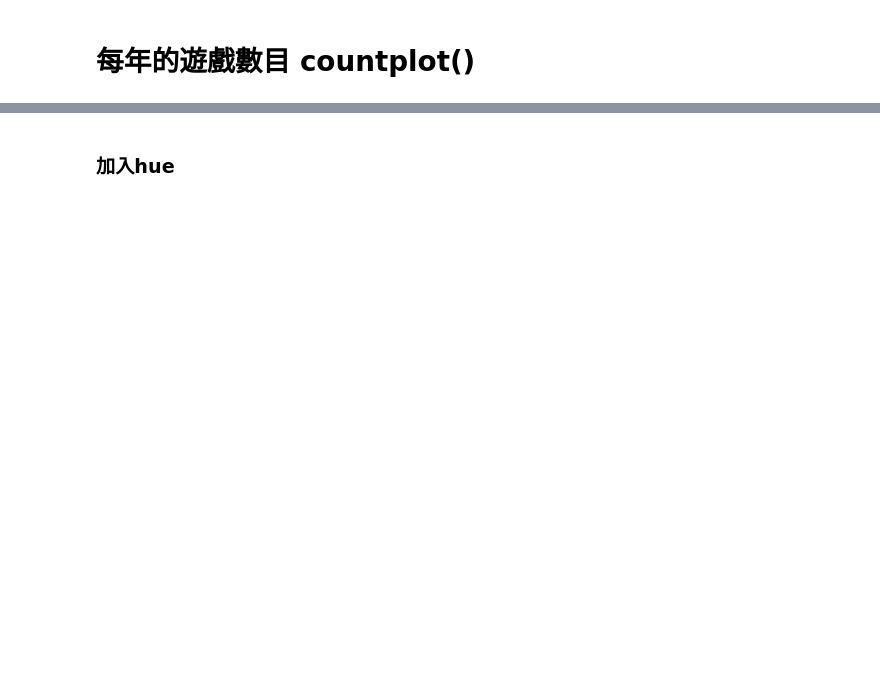
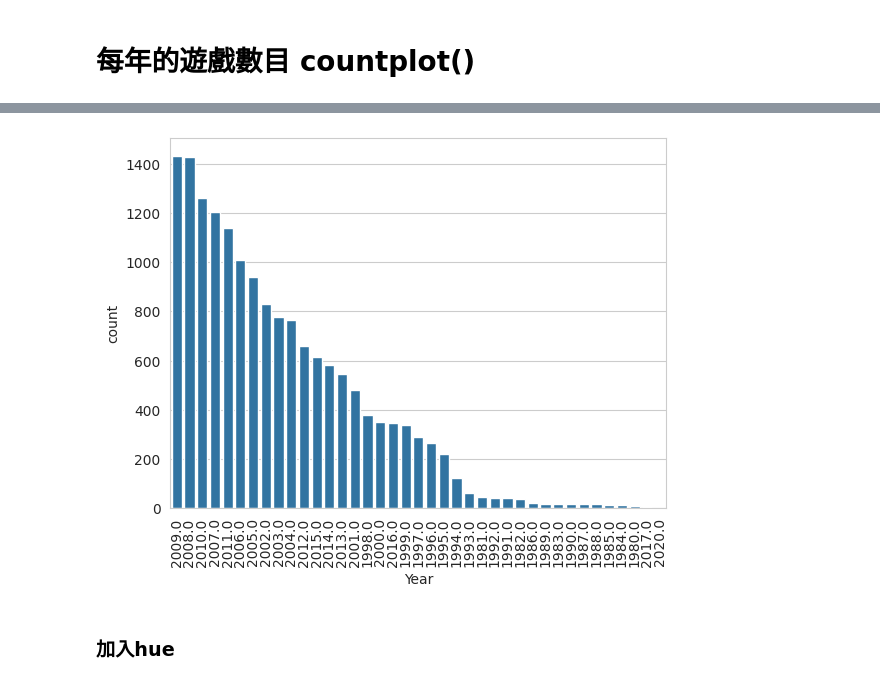
Before and after one commit to Yiting916/data_analysis, a Jupyter notebook: 05-02.LAB_VideoGameSales.ipynb, the cells around one changed output, grey strips where cells are left out. Saved outputs shown, nothing was run; the diff lists cells and outputs as text; code cells hidden in the pictures; blank space fills up the shorter version.

```diff
--- a/05-02.LAB_VideoGameSales.ipynb
+++ b/05-02.LAB_VideoGameSales.ipynb
@@ -109,3 +262,12 @@ data.head(10)
+# %%
+# 將上面的直方圖根據發行遊戲數目來排序
+# 提示 countplot() 中有個參數order可以用來限制X軸的順序
+# 要先產生正確的Year順序當成order的資料
+sns.countplot(x='Year', data=data, order=data['Year'].value_counts().index)
+plt.xticks(rotation=90)
+plt.show()
+# %% [output]
+[figure, added]
 # %%
 # 根據上圖，但是只顯示前五個發行遊戲最多的年份
 # plt.figure(figsize=(15, 10))
```
Also changed, not shown: parts of 20 cells of this notebook.
